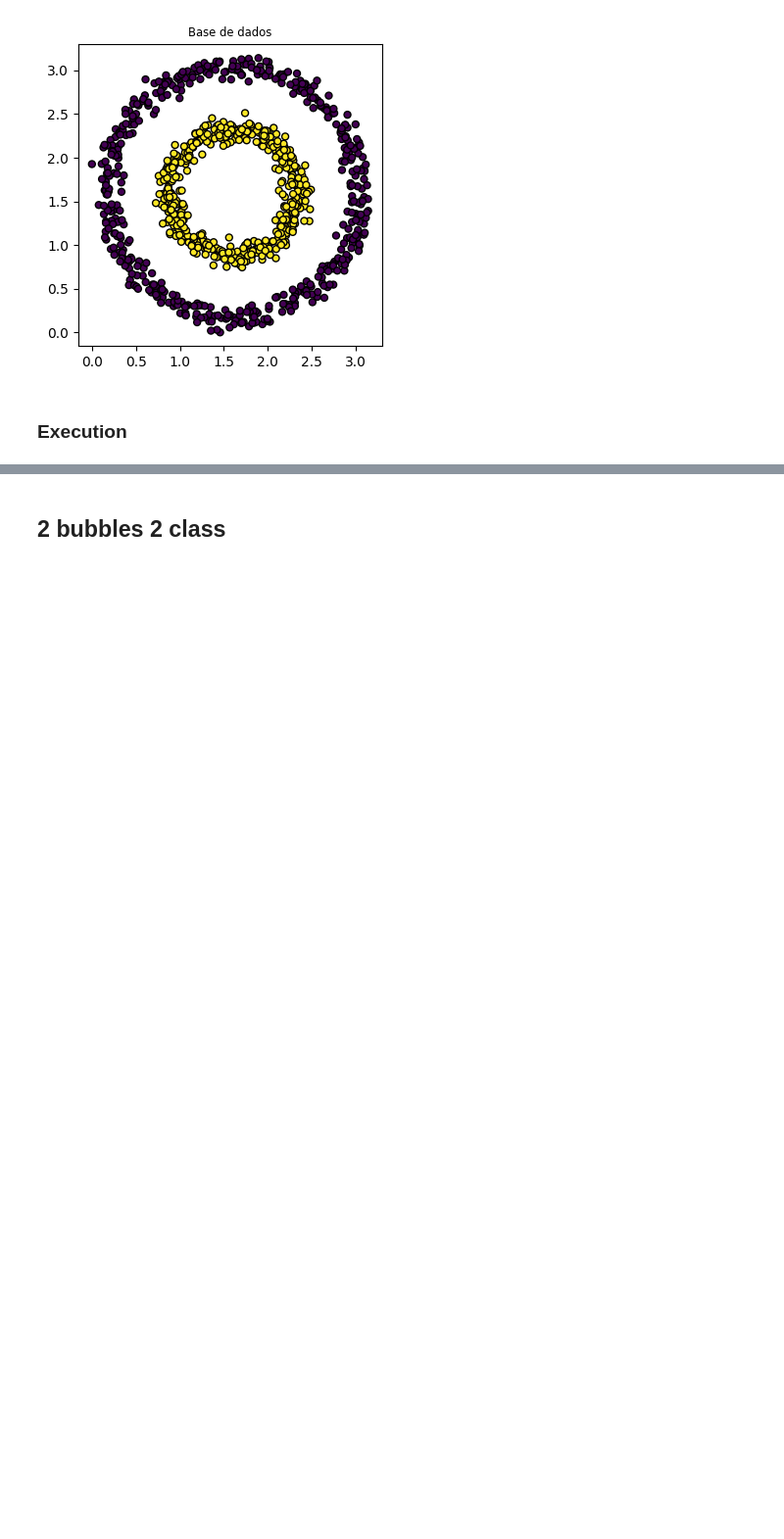
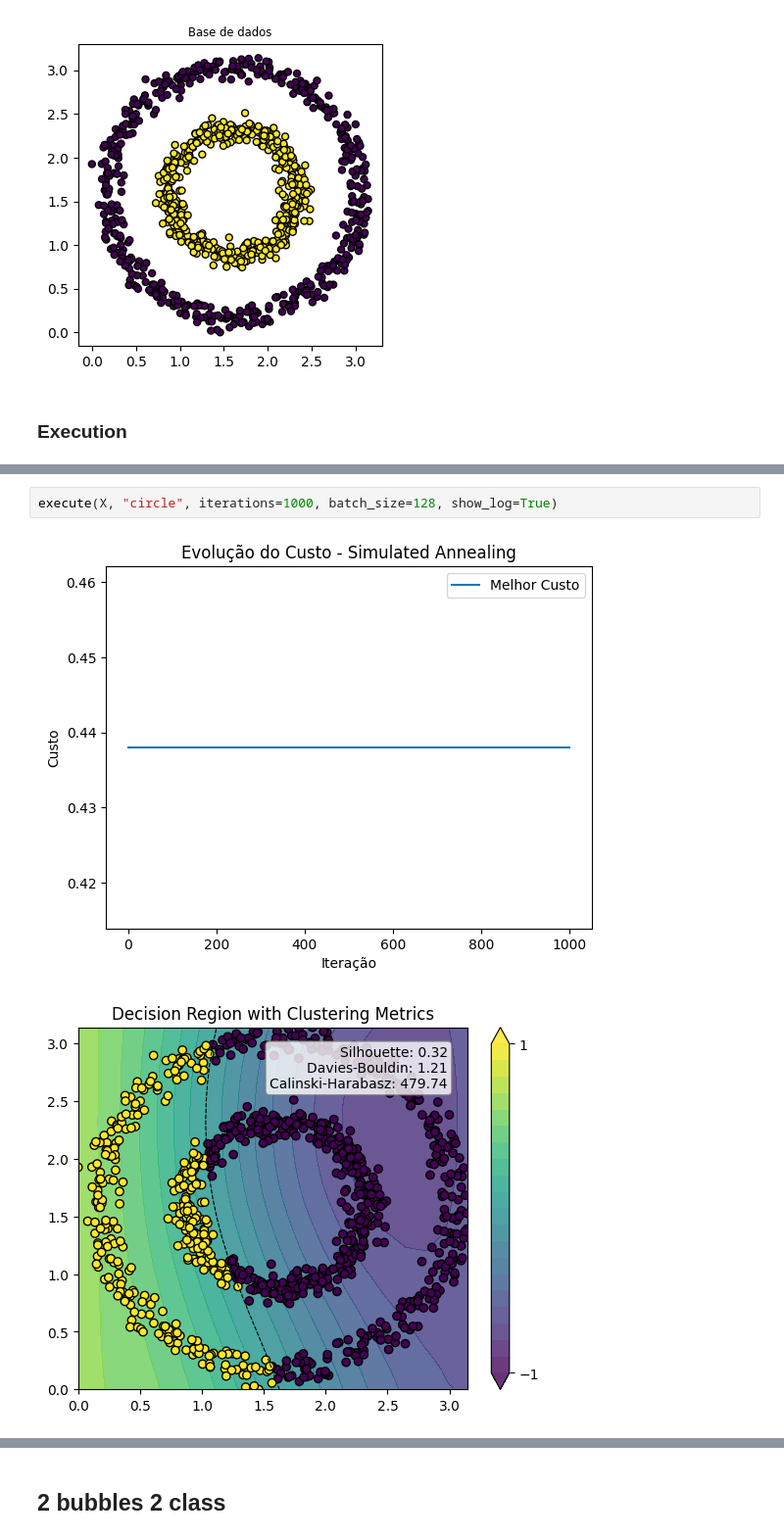
Before and after one commit to BrunodsRamos2/qvc-clustering, a Jupyter notebook: vqc-clustering.ipynb, the cells around one changed output, grey strips where cells are left out. Shown at 98% size. Cells and saved outputs as stored; diff of their text form; blank space fills up the shorter version.

```diff
--- a/vqc-clustering.ipynb
+++ b/vqc-clustering.ipynb
@@ -595,0 +1647,5 @@ KeyboardInterrupt:
+# %%
+execute(X, "circle", iterations=1000, batch_size=128, show_log=True)
+# %% [output]
+[figure, added]
+[figure, added]
```
Also changed, not shown: parts of 34 cells of this notebook, 10 other files.
